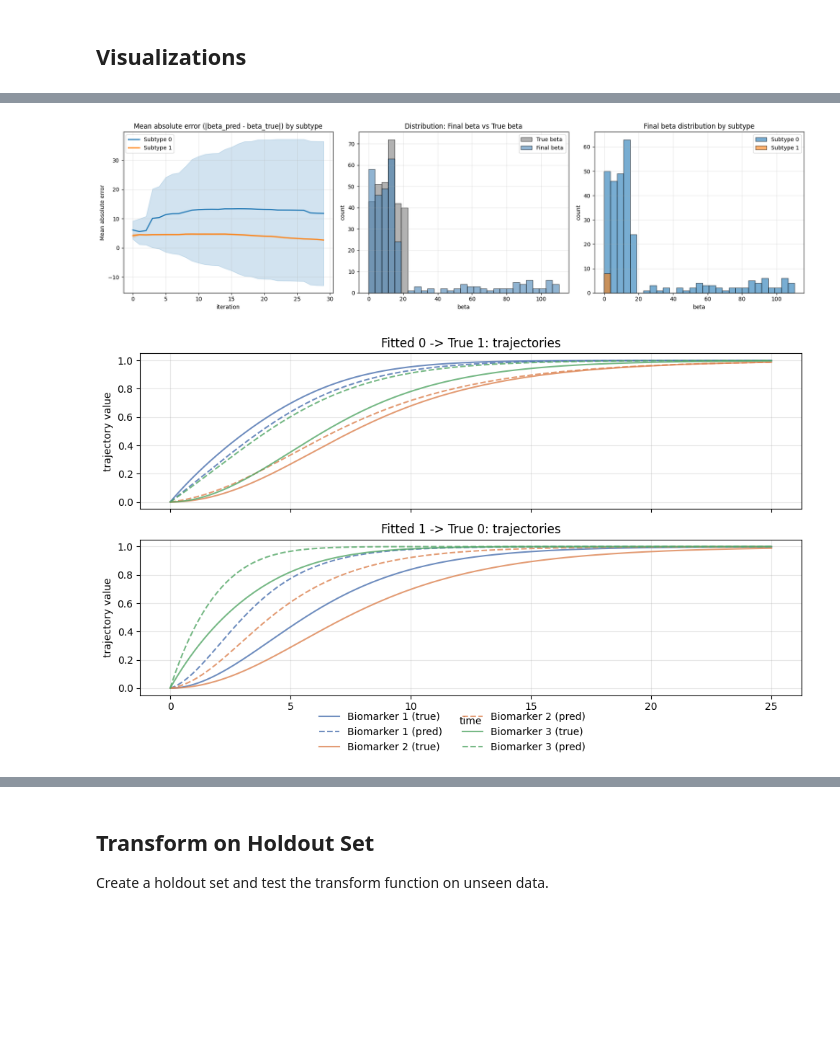
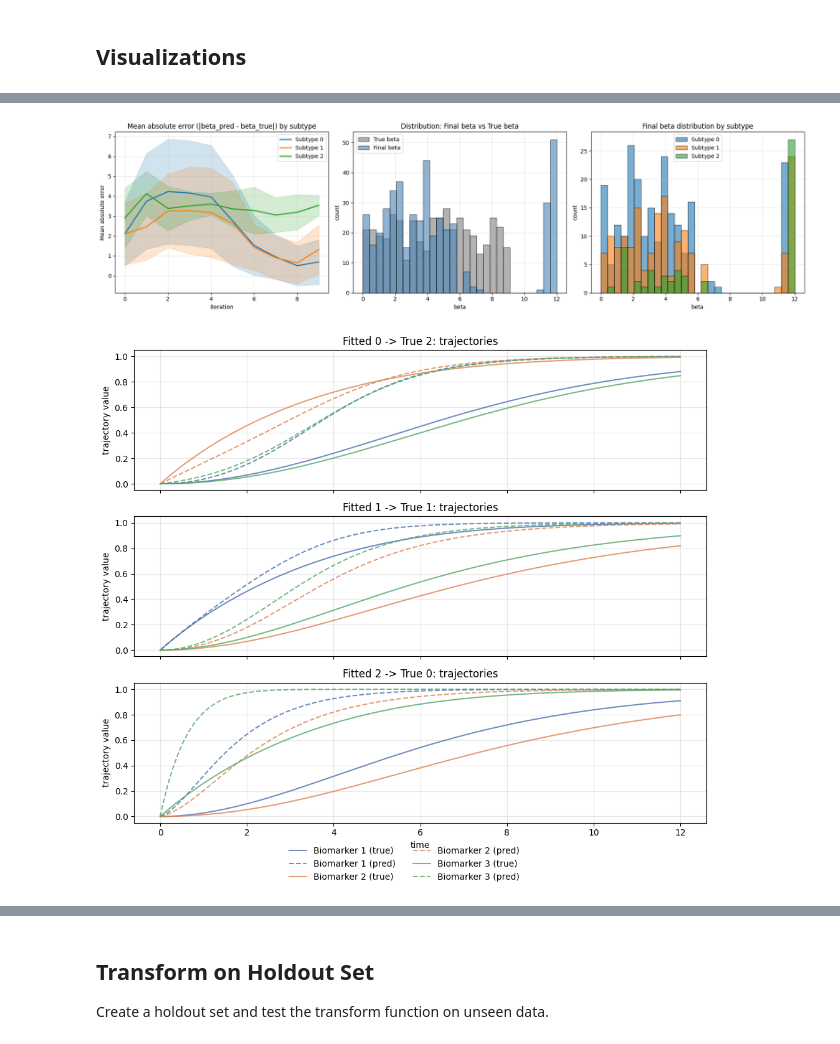
Before and after one commit to LAMCIG/Progression_models_simulations, a Jupyter notebook: EMDPM/experiments/synthetic_experiments/2026-1-26-multplehardsubtyping/2026-01-26_multistyping.ipynb, the cells around one changed output, grey strips where cells are left out. Cells and saved outputs as stored; diff of their text form; code cells hidden in the pictures; blank space fills up the shorter version.

Commit message:
1st function version of n-hard subtypes, needs work

```diff
--- a/EMDPM/experiments/synthetic_experiments/2026-1-26-multplehardsubtyping/2026-01-26_multistyping.ipynb
+++ b/EMDPM/experiments/synthetic_experiments/2026-1-26-multplehardsubtyping/2026-01-26_multistyping.ipynb
@@ -24,12 +24,12 @@ The autoreload extension is already loaded. To reload it, use:
 # %%
 # data params
 n_biomarkers = 3
-t_max = 25 # was 20
+t_max = 12
 t_span = np.linspace(0, t_max, 8000)
 noise_level = 0.0
 n_patients = 150 # was 200
 n_patient_obs = 3
-n_subtypes = 2 #3,4,5
+n_subtypes = 3 #3,4,5
 rng = np.random.RandomState(75)
 # %% [markdown]
 For subtype data generation: different sets of trajectories are generated for each subtype.
@@ -41,12 +41,12 @@ For subtype data generation: different sets of trajectories are generated for ea
 # %%
 K = get_adjacency_matrix("random_offdiag", n_biomarkers, np.random.RandomState(75))
 
-scalar_K_list = [0.2, 0.2]
+scalar_K_list = [0.2, 0.2, 0.2]
 f_list = []
 for _ in range(n_subtypes):
     f_list.append(rng.gamma(shape=2, scale=0.005, size=n_biomarkers))
 
-f_list = [np.array([0.0, 0.0, 0.3]), np.array([0.2, 0.0, 0.0])]
+f_list = [np.array([0.0, 0.0, 0.3]), np.array([0.3, 0.0, 0.0]), np.array([0.0, 0.3, 0.0])]
 
 X = []
 y = []
@@ -159,10 +165,10 @@ for p in X:
 # %%
 # Define parameter grid for grid search
 param_grid = {
-    "lambda_f": [0.5],
+    "lambda_f": [0.5, 0.525, 0.55],
     "lambda_cog": [0.0],
-    "lambda_scalar": [0.1],
-    "lambda_jsd": [0.1, 1.0, 10, 100],
+    "lambda_scalar": [0.7, 0.725, 0.75],
+    "lambda_jsd": [10, 100, 500, 1000],
     "epsilon": [1e-2],
     "jac_toggle": [True],
     "max_iter": [1000],
@@ -314,23 +316,23 @@ plot_beta_history_by_subtype(
     subtype_mapping=subtype_mapping,
 )
 # %% [output]
-[figure, old version]
+[figure, new version]
 # %%
 # Plot true vs predicted subtype trajectories
 plot_true_vs_predicted_subtype_trajectories(
     n_subtypes=n_subtypes,
     f_true_list=f_list,
     scalar_K_true_list=scalar_K_list,
     f_pred_list=best_model.cluster_f,
-    scalar_K_pred_list=best_model.cluster_scalar_K,
+    scalar_K_pred_list=[best_model.final_scalar_K] * n_subtypes,
     K=K,
     t_span=t_span,
     n_biomarkers=n_biomarkers,
     solve_system_fn=solve_system,
     subtype_mapping=subtype_mapping,
 )
 # %% [output]
-[figure, old version]
+[figure, new version]
 # %%
 # Plot assignment accuracy over iterations
 plot_assignment_accuracy_history(
```
Also changed, not shown: parts of 15 cells of this notebook, 1 other file.
